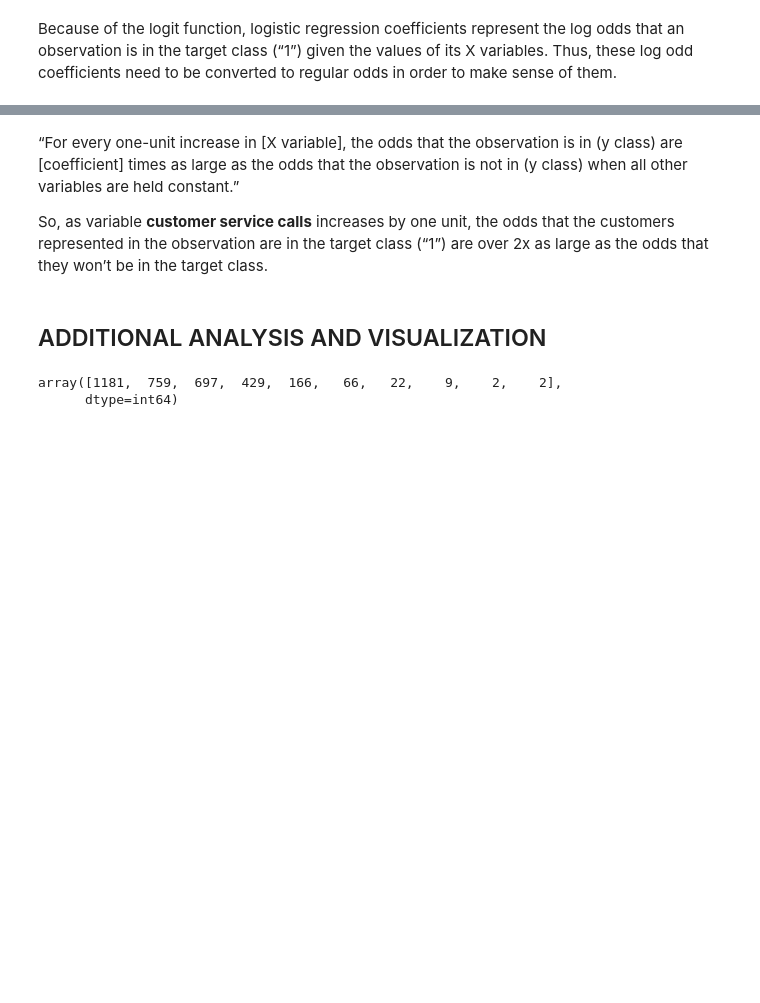
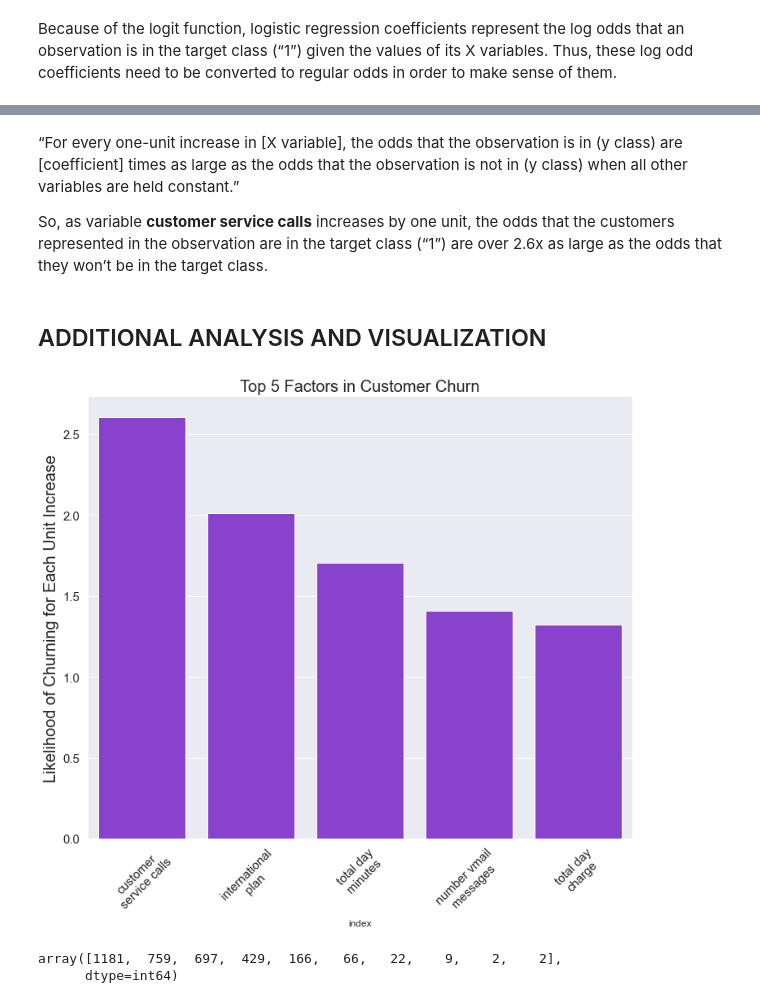
Before and after one commit to jswec/Phase-3-Project, a Jupyter notebook: Paul.ipynb, the cells around one changed output, grey strips where cells are left out. Cells and saved outputs as stored; diff of their text form; code cells hidden in the pictures; blank space fills up the shorter version.

```diff
--- a/Paul.ipynb
+++ b/Paul.ipynb
@@ -743,9 +812,30 @@ pd.DataFrame(odds,
 # %% [markdown]
 “For every one-unit increase in [X variable], the odds that the observation is in (y class) are [coefficient] times as large as the odds that the observation is not in (y class) when all other variables are held constant.”
 
-So, as variable **customer service calls** increases by one unit, the odds that the customers represented in the observation are in the target class (“1”) are over 2x as large as the odds that they won’t be in the target class.
+So, as variable **customer service calls** increases by one unit, the odds that the customers represented in the observation are in the target class (“1”) are over 2.6x as large as the odds that they won’t be in the target class.
 # %% [markdown]
 ## ADDITIONAL ANALYSIS AND VISUALIZATION
+# %%
+# Plot the Total Sum of Account Lengths by Customer Service Calls
+import textwrap
+
+fig, ax = plt.subplots(figsize = (12 , 10))
+
+fig = sns.barplot(data = odds_chart.head(),
+                  x = 'index',
+                  y = 'coef',
+                  color = 'blueviolet')
+
+#plt.xlabel('Number of Customer Service Calls', size=20)
+labels = [textwrap.fill(label.get_text(), 15) for label in ax.get_xticklabels()]
+ax.set_xticklabels(labels);
+plt.xticks(rotation=45, fontsize=15)
+plt.ylabel('Likelihood of Churning for Each Unit Increase', size=20)
+plt.yticks(fontsize=15)
+plt.title('Top 5 Factors in Customer Churn', size=20)
+plt.show(fig);
+# %% [output]
+[figure, added]
 # %%
 df_clean['customer service calls'].value_counts().values
 # %% [output]
```
Also changed, not shown: parts of 21 cells of this notebook.
